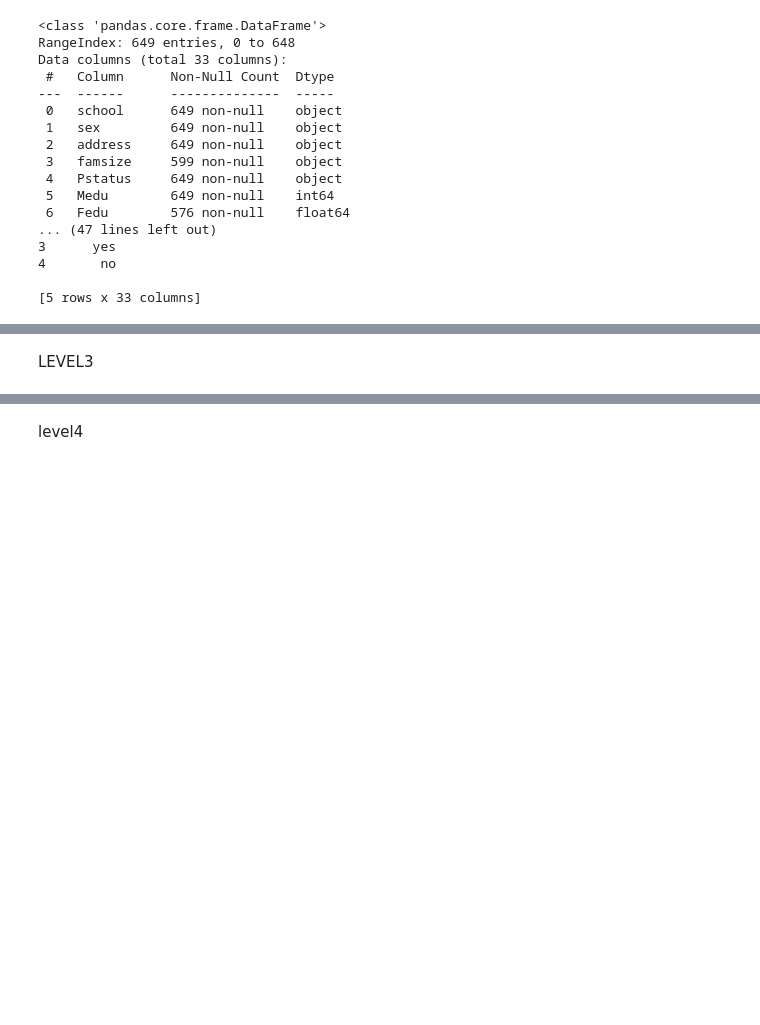
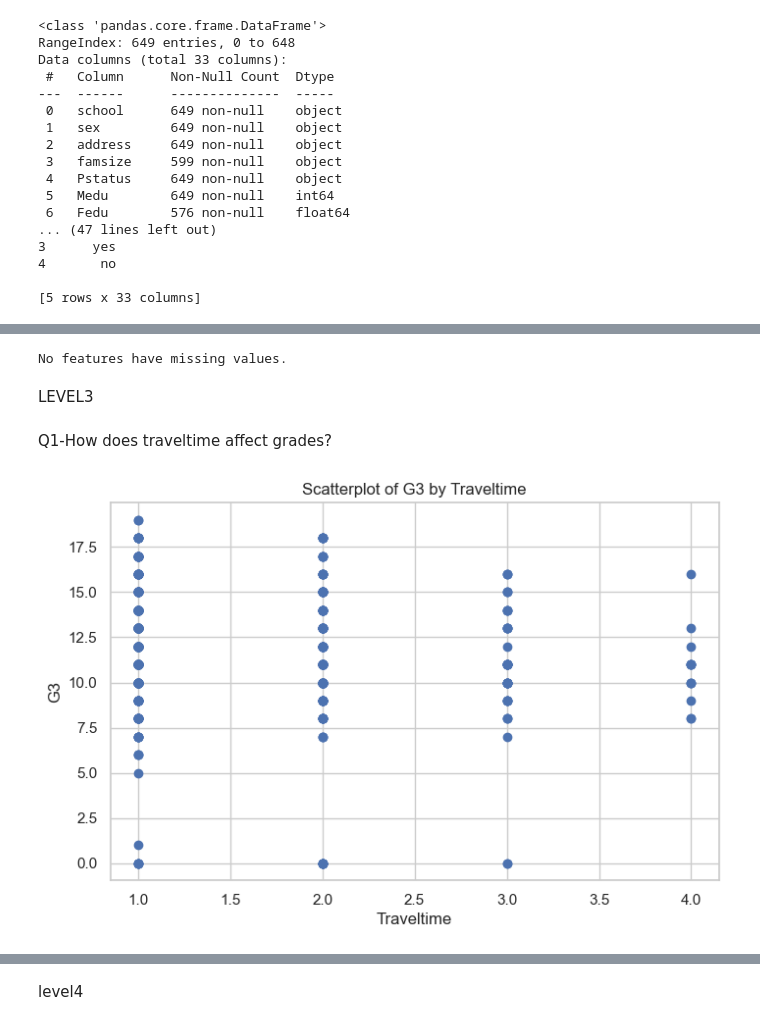
Before and after one commit to ranjansanskar/codingweektaks, a Jupyter notebook: campuspulse.ipynb, the cells around one changed output, grey strips where cells are left out. Drawn from its saved outputs; the diff is of its cells as text; code cells hidden in the pictures; blank space fills up the shorter version.

```diff
--- a/campuspulse.ipynb
+++ b/campuspulse.ipynb
@@ -71,7 +91,9 @@ df_cleaned['Fedu'].fillna(df_cleaned['Fedu'].median(), inplace=True)
 df_cleaned['traveltime'].fillna(df_cleaned['traveltime'].median(), inplace=True)
 df_cleaned['freetime'].fillna(df_cleaned['freetime'].median(), inplace=True)
 df_cleaned['absences'].fillna(df_cleaned['absences'].median(), inplace=True)
-
+df_cleaned['age'].fillna(df_cleaned['age'].median(), inplace=True)
+df_cleaned['studytime'].fillna(df_cleaned['studytime'].median(), inplace=True)
+df_cleaned['extrovertednes'].fillna(df_cleaned['extrovertednes'].median(), inplace=True)
 df_cleaned['higher'].fillna(df_cleaned['higher'].mode()[0], inplace=True)
 df_cleaned['G2'] = df_cleaned.apply(
     lambda row: (row['G1'] + row['G3']) / 2
@@ -80,7 +102,5 @@ df_cleaned['G2'] = df_cleaned.apply(
     axis=1
 )
 df_cleaned['G2'].fillna(df_cleaned['G2'].median(), inplace=True)
-for feature in ['age', 'studytime', 'extrovertednes']:
-    df_cleaned[feature].fillna(df_cleaned[feature].median(), inplace=True)
 
 df_cleaned = df_cleaned.dropna(subset=['romantic'])
@@ -92,5 +130,18 @@ if not missing_feat.empty:
     print("Features with missing values:", missing_feat)
 else:
     print("No features have missing values.")
+# %% [output]
+No features have missing values.
 # %% [markdown]
 LEVEL3
+# %% [markdown]
+Q1-How does traveltime affect grades?
+# %%
+plt.figure(figsize=(8, 5))
+plt.scatter(df_cleaned['traveltime'], df_cleaned['G3'])
+plt.xlabel('Traveltime')
+plt.ylabel('G3')
+plt.title('Scatterplot of G3 by Traveltime')
+plt.show()
+# %% [output]
+[figure, added]
```
Also changed, not shown: parts of 19 cells of this notebook.
